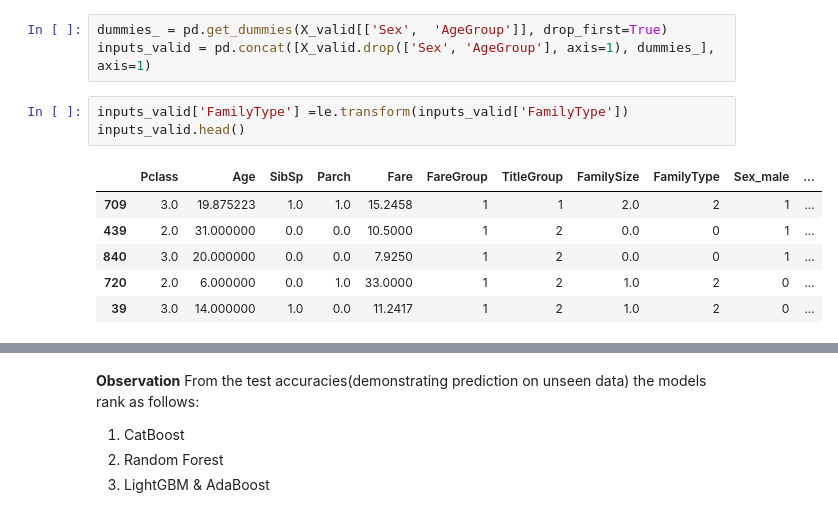
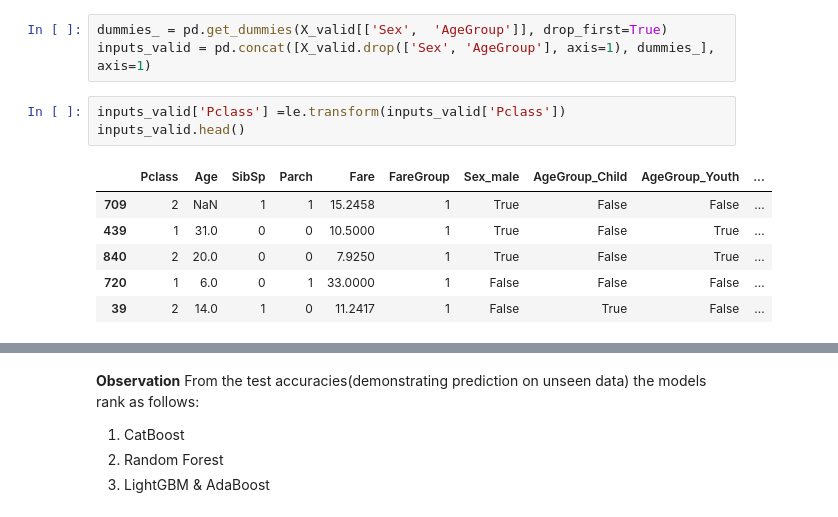
Before and after one commit to kenz3wiz/Stats, a Jupyter notebook: Survival_Prediction_on_Titanic.ipynb, the cells around one changed output, grey strips where cells are left out. Saved outputs shown, nothing was run; the diff lists cells and outputs as text.

```diff
--- a/Survival_Prediction_on_Titanic.ipynb
+++ b/Survival_Prediction_on_Titanic.ipynb
@@ -650,15 +660,15 @@ cat_model = best_estimators[3]
 dummies_ = pd.get_dummies(X_valid[['Sex',  'AgeGroup']], drop_first=True)
 inputs_valid = pd.concat([X_valid.drop(['Sex', 'AgeGroup'], axis=1), dummies_], axis=1)
 # %%
-inputs_valid['FamilyType'] =le.transform(inputs_valid['FamilyType'])
+inputs_valid['Pclass'] =le.transform(inputs_valid['Pclass'])
 inputs_valid.head()
 # %% [output]
-|  | Pclass | Age | SibSp | Parch | Fare | FareGroup | TitleGroup | FamilySize | FamilyType | Sex_male | ... |
-| 709 | 3.0 | 19.875223 | 1.0 | 1.0 | 15.2458 | 1 | 1 | 2.0 | 2 | 1 | ... |
-| 439 | 2.0 | 31.000000 | 0.0 | 0.0 | 10.5000 | 1 | 2 | 0.0 | 0 | 1 | ... |
-| 840 | 3.0 | 20.000000 | 0.0 | 0.0 | 7.9250 | 1 | 2 | 0.0 | 0 | 1 | ... |
-| 720 | 2.0 | 6.000000 | 0.0 | 1.0 | 33.0000 | 1 | 2 | 1.0 | 2 | 0 | ... |
-| 39 | 3.0 | 14.000000 | 1.0 | 0.0 | 11.2417 | 1 | 2 | 1.0 | 2 | 0 | ... |
+|  | Pclass | Age | SibSp | Parch | Fare | FareGroup | Sex_male | AgeGroup_Child | AgeGroup_Youth | ... |
+| 709 | 2 | NaN | 1 | 1 | 15.2458 | 1 | True | False | False | ... |
+| 439 | 1 | 31.0 | 0 | 0 | 10.5000 | 1 | True | False | True | ... |
+| 840 | 2 | 20.0 | 0 | 0 | 7.9250 | 1 | True | False | True | ... |
+| 720 | 1 | 6.0 | 0 | 1 | 33.0000 | 1 | False | False | False | ... |
+| 39 | 2 | 14.0 | 1 | 0 | 11.2417 | 1 | False | True | False | ... |
 # %%
 rf_preds = rf_model.predict(inputs_valid)
 lgb_preds = lgb_model.predict(inputs_valid)
```
Also changed, not shown: parts of 16 cells of this notebook.
